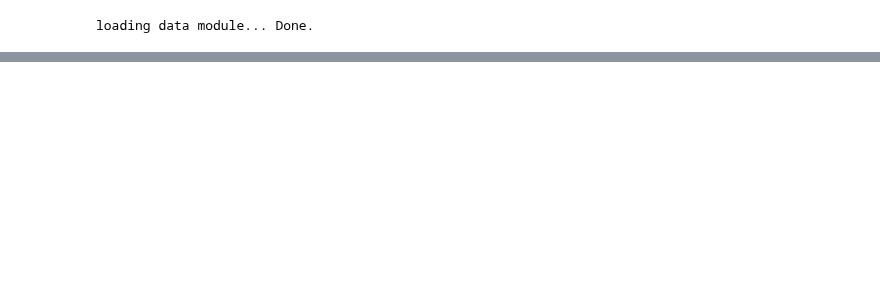
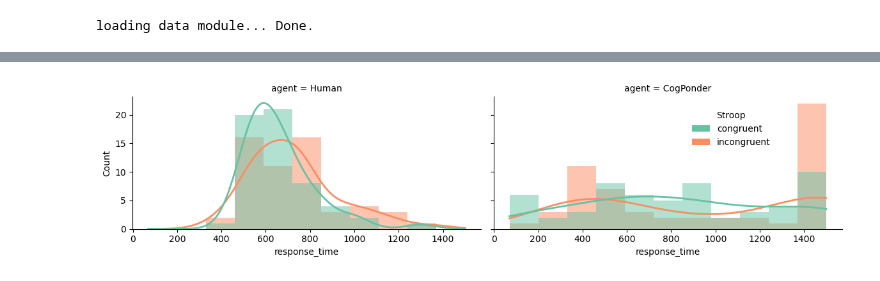
Before and after one commit to morteza/CogPonder, a Jupyter notebook: notebooks/figures/Figure3-Stroop.ipynb, the cells around one changed output, grey strips where cells are left out. Saved outputs shown, nothing was run; the diff lists cells and outputs as text; code cells hidden in the pictures; blank space fills up the shorter version.

```diff
--- a/notebooks/figures/Figure3-Stroop.ipynb
+++ b/notebooks/figures/Figure3-Stroop.ipynb
@@ -82,6 +91,40 @@ plot_data = stats.melt(
     value_vars=['response_time', 'accuracy'],
     var_name='measure'
 )
+# %%
+# Figure 4
+
+# TODO: use the original plot data
+# TODO: use sec instead of ms
+# TODO: update x-axis labels (from dataset context)
+
+
+g = sns.displot(
+    data=stats, x='response_time', hue='condition',col='agent',
+    kind='hist', kde=True, fill=True, common_norm=False,
+    lw=0, alpha=.5, height=3, aspect=2,
+    kde_kws={'cut': 0, 'clip': (0, 2000)},
+    line_kws={'linewidth': 2},
+    palette='Set2',
+    legend=True
+)
+
+# replace labels
+g._legend.set_title('Stroop')
+g.legend.set_bbox_to_anchor((0.8, .7))
+# for t, l in zip(g._legend.texts, ['Human', 'CogPonder']):
+#     t.set_text(l)
+
+g._legend.legend_handles[0].set_alpha(1)
+g._legend.legend_handles[1].set_alpha(1)
+
+# g.ax.set(yticks=[0, 5, 10, 15])
+
+# g.ax.set(xlabel='Response Time (ms)', ylabel='# of trials')
+
+plt.show()
+# %% [output]
+[figure, added]
 # %%
 sns.boxplot(data=plot_data.query('measure == "response_time"'),
             x='agent', y='value', hue='condition',
```
Also changed, not shown: parts of 10 cells of this notebook, 4 other files.
